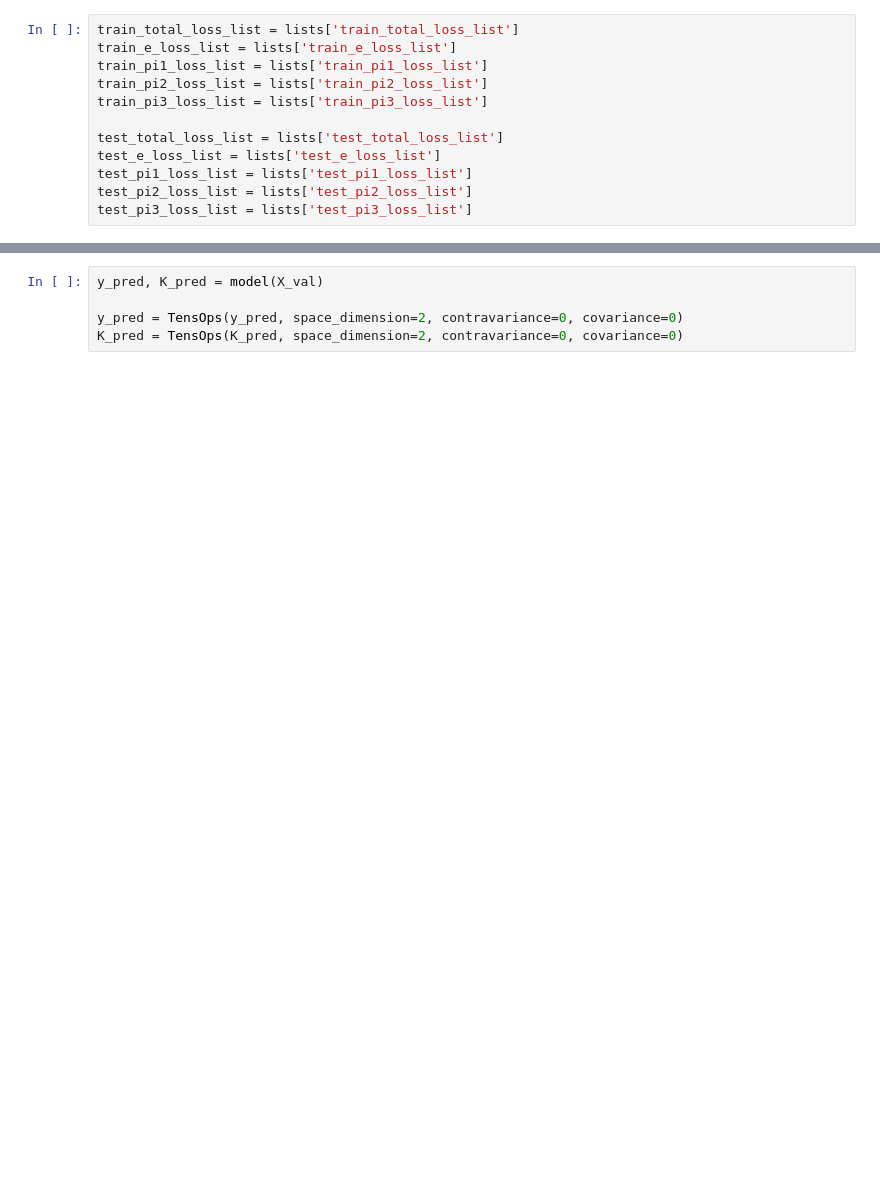
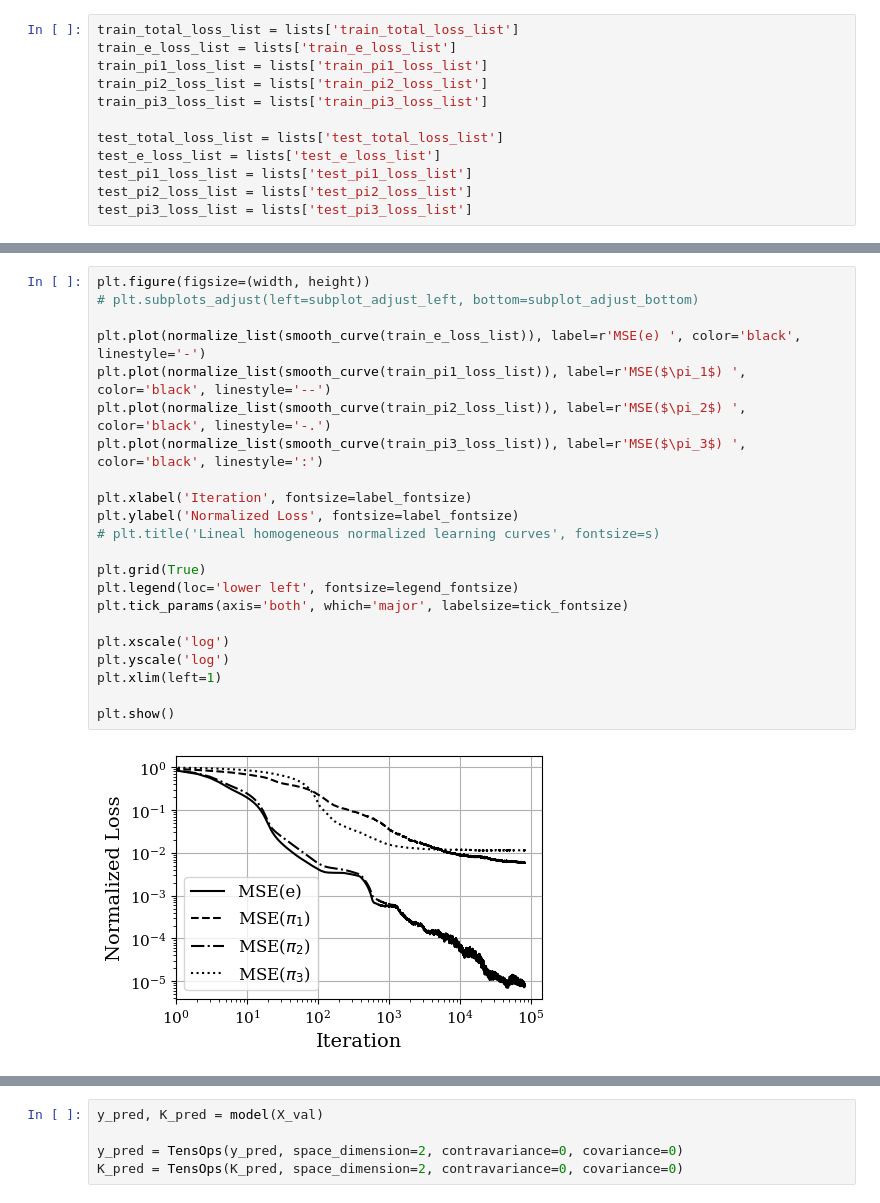
Before and after one commit to rmunozTMELab/Embedding-Oriented-PGNNIV, a Jupyter notebook: src/python/visualizer.ipynb, the cells around one changed output, grey strips where cells are left out. Cells and saved outputs as stored; diff of their text form; blank space fills up the shorter version.

```diff
--- a/src/python/visualizer.ipynb
+++ b/src/python/visualizer.ipynb
@@ -127,3 +145,27 @@ plt.xscale('log')
+# %%
+plt.figure(figsize=(width, height))
+# plt.subplots_adjust(left=subplot_adjust_left, bottom=subplot_adjust_bottom)
+
+plt.plot(normalize_list(smooth_curve(train_e_loss_list)), label=r'MSE(e) ', color='black', linestyle='-')
+plt.plot(normalize_list(smooth_curve(train_pi1_loss_list)), label=r'MSE($\pi_1$) ', color='black', linestyle='--')
+plt.plot(normalize_list(smooth_curve(train_pi2_loss_list)), label=r'MSE($\pi_2$) ', color='black', linestyle='-.')
+plt.plot(normalize_list(smooth_curve(train_pi3_loss_list)), label=r'MSE($\pi_3$) ', color='black', linestyle=':')
+
+plt.xlabel('Iteration', fontsize=label_fontsize)
+plt.ylabel('Normalized Loss', fontsize=label_fontsize)
+# plt.title('Lineal homogeneous normalized learning curves', fontsize=s)
+
+plt.grid(True)
+plt.legend(loc='lower left', fontsize=legend_fontsize)
+plt.tick_params(axis='both', which='major', labelsize=tick_fontsize)
+
+plt.xscale('log')
+plt.yscale('log')
+plt.xlim(left=1)
+
+plt.show()
+# %% [output]
+[figure, added]
 # %%
 def relative_error_stats(validation, prediction, dx=dx, dy=dy):
 
```
Also changed, not shown: parts of 27 cells of this notebook, 11 other files.
